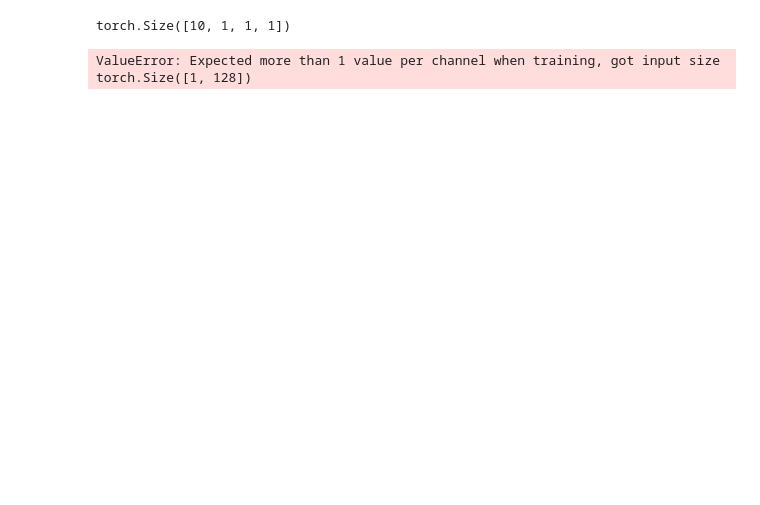
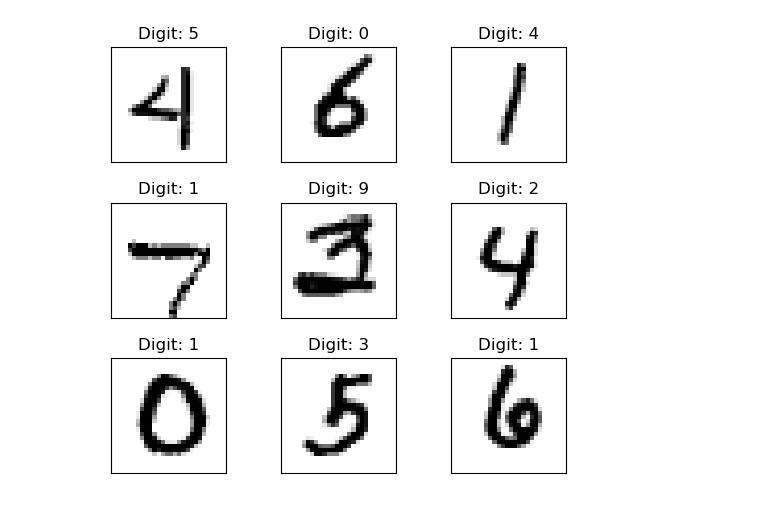
Before and after one commit to dbuos/machine-learning-samples, a Jupyter notebook: DeepConvGAN/deep_conv_gan_mnist.ipynb, the cells around one changed output. Saved outputs shown, nothing was run; the diff lists cells and outputs as text; code cells hidden in the pictures; blank space fills up the shorter version.

```diff
--- a/DeepConvGAN/deep_conv_gan_mnist.ipynb
+++ b/DeepConvGAN/deep_conv_gan_mnist.ipynb
@@ -47,15 +50,36 @@ class Generator(Module):
 
     def forward(self, x):
         return self.sequential(x)
-# %%
-disc = Discriminator()
-input_x = torch.randn((10, 1, 28, 28))
-disc(input_x).shape
-# %% [output]
-torch.Size([10, 1, 1, 1])
-# %%
-gen = Generator()
-input_gen = torch.randn((1,64))
-gen(input_gen).shape
-# %% [output]
-ValueError: Expected more than 1 value per channel when training, got input size torch.Size([1, 128])
+# %%
+from torchvision.datasets import MNIST
+from torch.utils.data import DataLoader
+from torchvision.transforms import PILToTensor, ConvertImageDtype, Compose
+
+img_transforms = Compose([
+    PILToTensor(),
+    ConvertImageDtype(torch.float)
+])
+
+root_dir = './data/mnist/'
+train_dataset = MNIST(root=root_dir+'train', train=True, download=True, transform=img_transforms)
+test_dataset = MNIST(root=root_dir+'test', train=False, download=True, transform=img_transforms)
+
+
+batch_size = 32
+train_loader = DataLoader(train_dataset, batch_size=batch_size, shuffle=True, num_workers=20)
+test_loader = DataLoader(test_dataset, batch_size=batch_size, shuffle=True, num_workers=20)
+# %%
+#show some images
+import matplotlib.pyplot as plt
+import numpy as np
+batch_imgs, batch_labels = next(iter(train_loader))
+plt.figure(figsize=(5,5))
+for i in range(9):
+    plt.subplot(3,3,i+1)
+    plt.tight_layout()
+    plt.imshow(batch_imgs[i].view(28,28), cmap='binary', interpolation='none')
+    plt.title("Digit: {}".format(train_dataset[i][1]))
+    plt.xticks([])
+    plt.yticks([])
+# %% [output]
+[figure, added]
```
Also changed, not shown: parts of 7 cells of this notebook.
